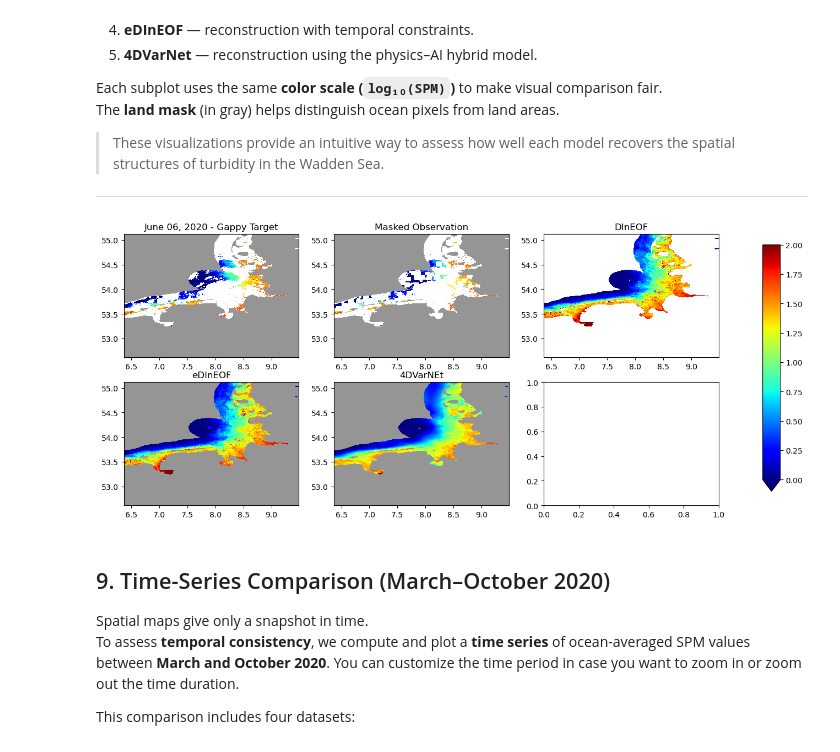
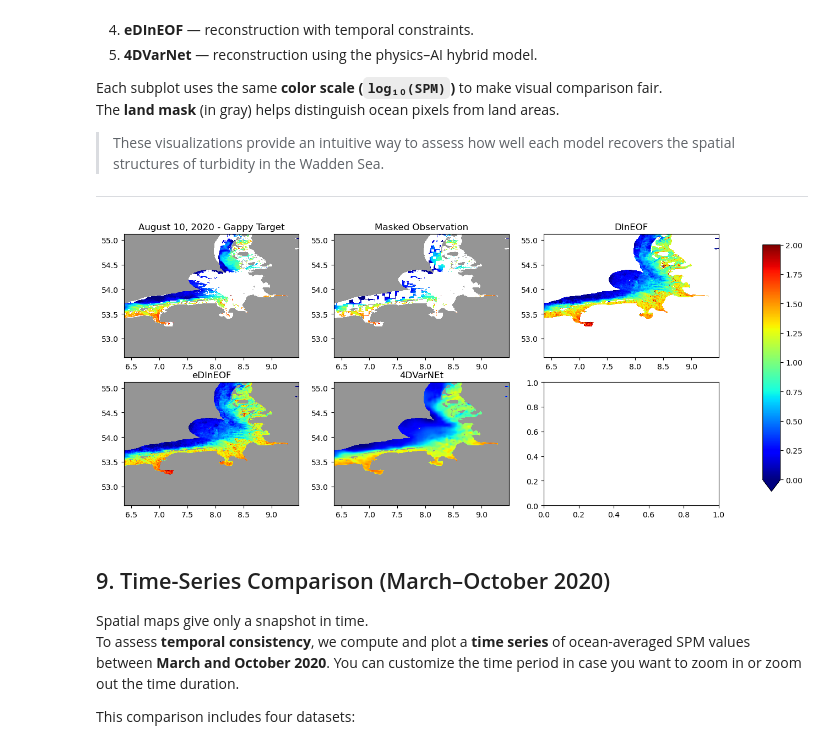
Before and after one commit to CIA-Oceanix/4dvarnet-turbiditymapping, a Jupyter notebook: turbidity_output_analysis.ipynb, the cells around one changed output. Drawn from its saved outputs; the diff is of its cells as text; code cells hidden in the pictures.

```diff
--- a/turbidity_output_analysis.ipynb
+++ b/turbidity_output_analysis.ipynb
@@ -503,7 +503,7 @@ land_mask=xr.open_dataset('data/land_mask_OSE.nc')
 GT = data_CMEMS.sel(time=slice(start_date,end_date))
 # %%
 #plot all algorithms for some specific days
-t=156# the time index (which day you want to plot)
+t=162# the time index (which day you want to plot)
 
 # transpose land_mask
 land_mask_transposed = land_mask.transpose('lat', 'lon')
@@ -534,34 +534,34 @@ axes[0, 1].set_title("Masked Observation")
 # Example:
 mappable2 = axes[0, 2].pcolormesh(lon, lat, rec_DInEOF.SPM.values[t], cmap='jet', vmin=v_min, vmax=v_max)
 axes[0, 1].pcolormesh(lon, lat, land_mask.mask, cmap='Greys', vmin=0, vmax=2)
 axes[0, 2].set_title("DInEOF")
 
 
 # Fourth subplot (Row 2, Column 1)
 mappable3 = axes[1, 0].pcolormesh(lon, lat, rec_eDInEOF.SPM.values[t], cmap='jet', vmin=v_min, vmax=v_max)
 axes[1, 0].pcolormesh(lon, lat, land_mask.mask, cmap='Greys', vmin=0, vmax=2)
 axes[1, 0].set_title("eDInEOF")
 
 
 # Fifth subplot (Row 2, Column 2)
 mappable4 = axes[1, 1].pcolormesh(lon, lat, data4DVarnet.out[t], cmap='jet', vmin=v_min, vmax=v_max)
 axes[1, 1].pcolormesh(lon, lat, land_mask.mask, cmap='Greys', vmin=0, vmax=2)
 axes[1, 1].set_title("4DVarNEt")
 
 
 # Colorbar setup
 fig.subplots_adjust(right=0.8)
 cbar_ax = fig.add_axes([0.85, 0.15, 0.02, 0.7])  # Position for the colorbar
 fig.colorbar(mappable0, cax=cbar_ax, extend='min')
 
 
 # Save the figure
 fig.savefig(f"plots/plot_4DVarNet_vs_Unet_vs_DinEOF_SCHISM_time{t}.png", dpi=300)
 
 
 plt.show()
 # %% [output]
-[figure, old version]
+[figure, new version]
 # %% [markdown]
 ## 9. Time-Series Comparison (March–October 2020)
 
```
Also changed, not shown: 1 other file.
